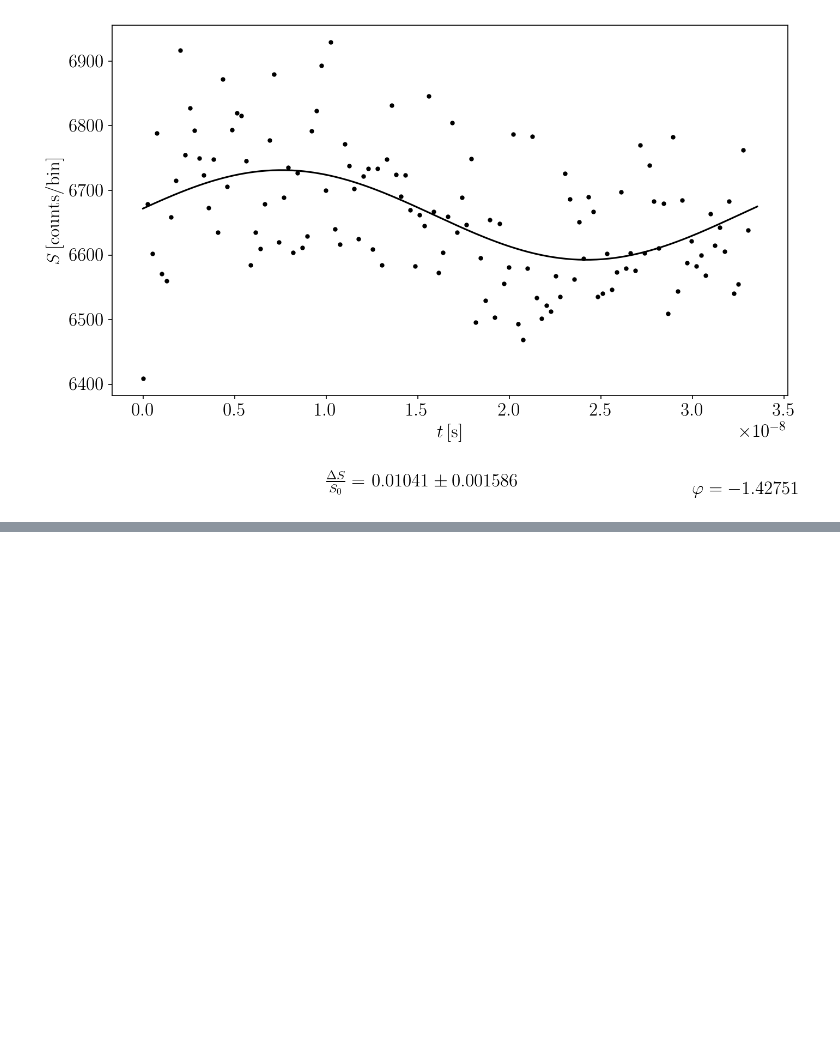
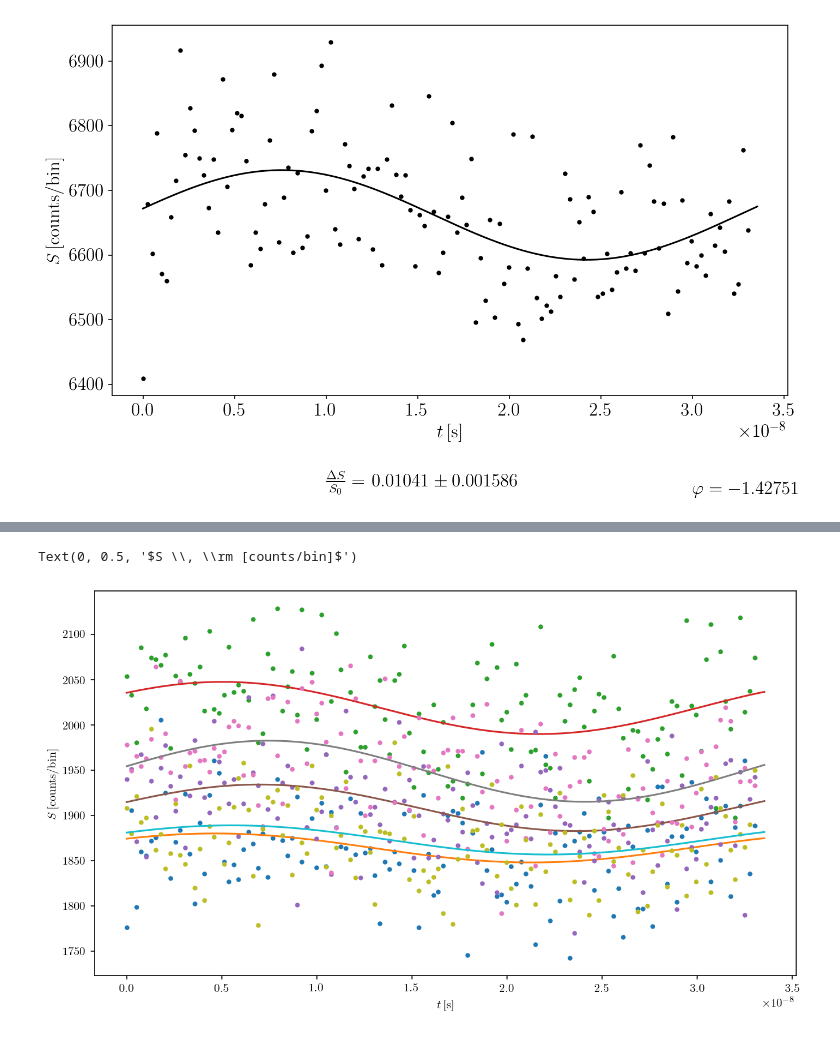
Before and after one commit to dvadlejch/Julia_vypocty_diplomka, a Jupyter notebook: micromotion_measurements/experiment_help_tools/quick_hist_fit.ipynb, the cells around one changed output, grey strips where cells are left out. Drawn from its saved outputs; the diff is of its cells as text; code cells hidden in the pictures; blank space fills up the shorter version.

```diff
--- a/micromotion_measurements/experiment_help_tools/quick_hist_fit.ipynb
+++ b/micromotion_measurements/experiment_help_tools/quick_hist_fit.ipynb
@@ -144,0 +147,18 @@ Text(0, 0.5, '$S \\, \\rm [counts/bin]$')
+# %%
+from EMM_min_func import get_hist_fit_values
+
+plt.figure(figsize=(sizex/my_dpi, sizey/my_dpi), dpi=my_dpi)
+# colors=('black', 'red')
+for i in range(fotkor_shape[1]):
+    time_fit, fotkor_fit = get_hist_fit_values(t_scale[:,i], x[:,i], Omega[i])
+
+
+#     plt.errorbar(t_scale[:fotkor_shape[0]-2],fotkor[:fotkor_shape[0]-2,i],yerr=hist_sigma[i],fmt='.')
+    plt.plot(t_scale[:fotkor_shape[0]-2, i],fotkor[:fotkor_shape[0]-2, i],'.')
+    plt.plot(time_fit, fotkor_fit)
+
+plt.xlabel(r"$t \,\rm [s]$")
+plt.ylabel(r"$S \, \rm [counts/bin]$")
+# %% [output]
+Text(0, 0.5, '$S \\, \\rm [counts/bin]$')
+[figure, added]
```
Also changed, not shown: parts of 6 cells of this notebook, 36 other files.
